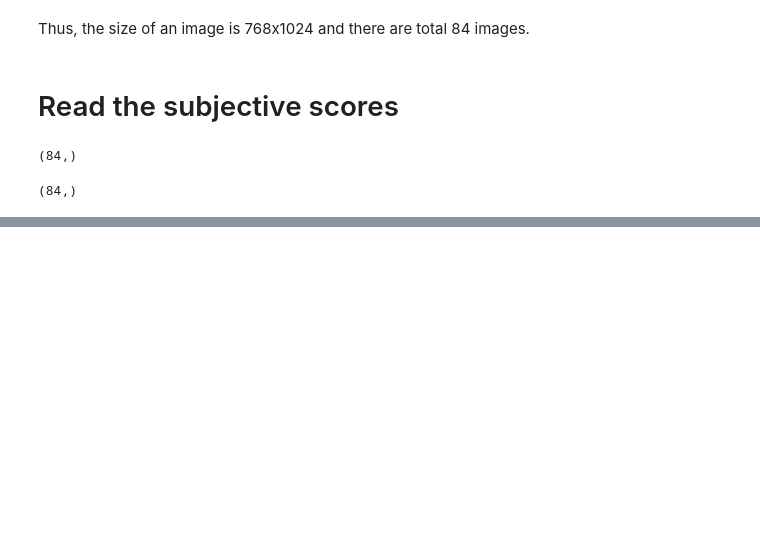
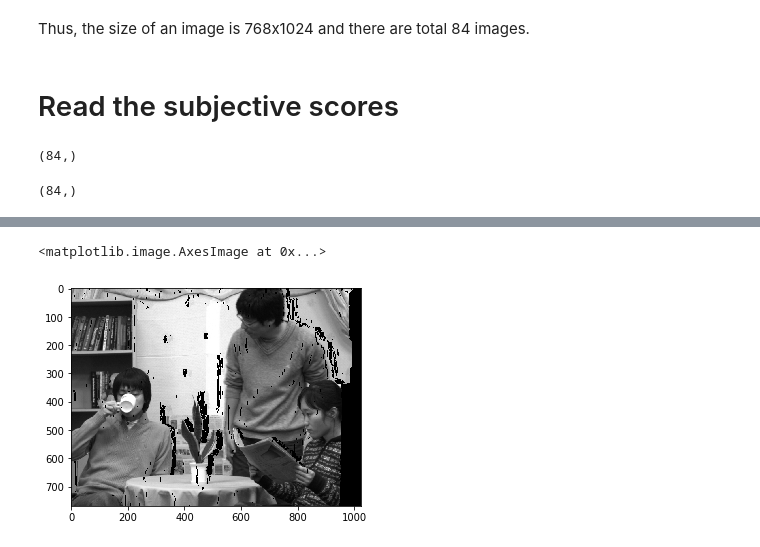
Before and after one commit to sahilbansal17/Image-Quality-Assessment, a Jupyter notebook: IQA_Project.ipynb, the cells around one changed output, grey strips where cells are left out. Cells and saved outputs as stored; diff of their text form; code cells hidden in the pictures; blank space fills up the shorter version.

```diff
--- a/IQA_Project.ipynb
+++ b/IQA_Project.ipynb
@@ -69,0 +118,5 @@ print(objective_scores.shape)
+# %%
+plt.imshow(imgs[79], cmap='gray')
+# %% [output]
+<matplotlib.image.AxesImage at 0x...>
+[figure, added]
```
Also changed, not shown: parts of 14 cells of this notebook.
